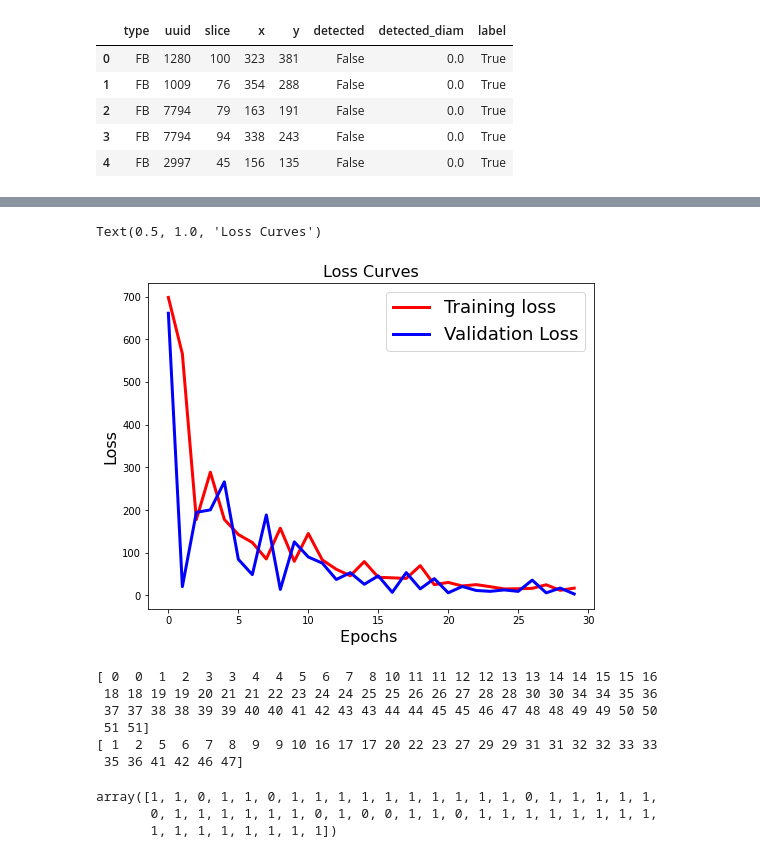
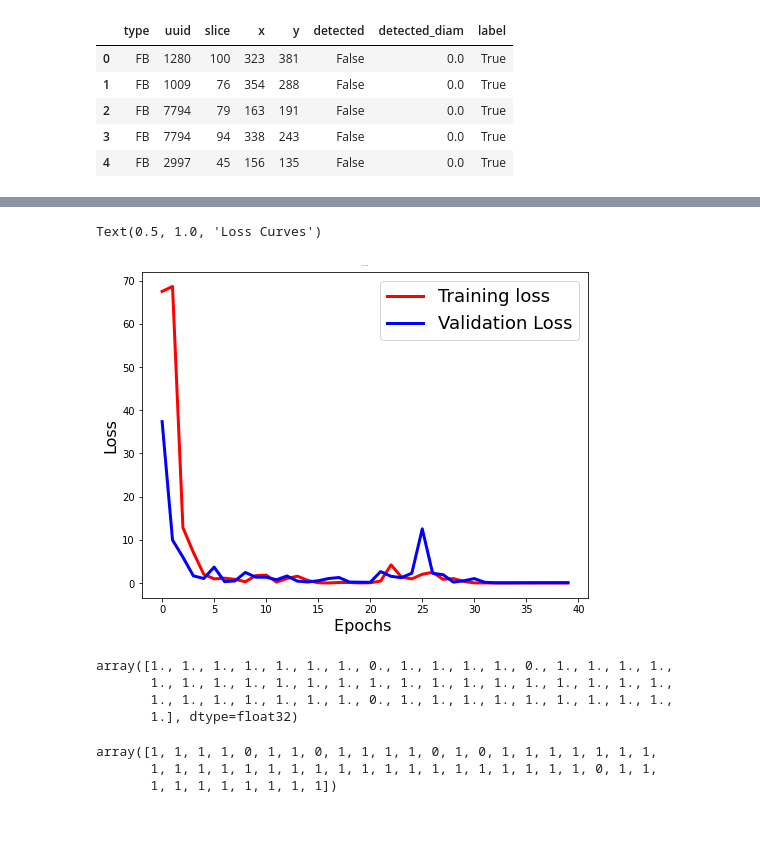
Before and after one commit to hyunjaec/MScA_Machine_Learning_Project, a Jupyter notebook: medical_deepfakes_mlp.ipynb, the cells around one changed output, grey strips where cells are left out. Saved outputs shown, nothing was run; the diff lists cells and outputs as text; code cells hidden in the pictures; blank space fills up the shorter version.

```diff
--- a/medical_deepfakes_mlp.ipynb
+++ b/medical_deepfakes_mlp.ipynb
@@ -190,13 +175,3 @@ X_train = np.array(X_train)
 X_test = np.array(X_test)
 y_train = np.array(y_train)
 y_test = np.array(y_test)
-# %%
-nsamples, nx, ny, nz = X_train.shape
-X_train = X_train.reshape(nsamples, nx*ny*nz)
-X_test = X_test.reshape(X_test.shape[0], nx*ny*nz)
-X_train = X_train.astype('float32')
-X_test = X_test.astype('float32')
-X_train /= 255
-X_test /= 255
-print("Training matrix shape", X_train.shape)
-print("Testing matrix shape", X_test.shape)
@@ -210,0 +190,11 @@ Y_test = np_utils.to_categorical(y_test, 2)
+# %%
+# Training the model with best hyperparamters
+from keras.models import Sequential
+from keras.layers import Dense, Activation, Flatten
+classifier = Sequential()
+classifier.add(Flatten(input_shape=[64, 64, 64]))
+classifier.add(Dense(units=10, input_dim=9, kernel_initializer='uniform', activation='relu'))
+classifier.add(Dense(units=10, kernel_initializer='uniform', activation='relu'))
+classifier.add(Dense(units=1, kernel_initializer='uniform', activation='sigmoid'))
+classifier.compile(optimizer='adam', loss='binary_crossentropy', metrics=['accuracy'])
+classifier.summary()
@@ -210,0 +219,5 @@ Y_test = np_utils.to_categorical(y_test, 2)
+# %%
+history = classifier.fit(X_train, y_train,
+          batch_size=20, epochs=40,
+          verbose=1,
+          validation_data=(X_test, y_test))
@@ -252,5 +243,0 @@ model.compile(loss='categorical_crossentropy', optimizer='adam',metrics=['accura
-# %%
-history = model.fit(X_train, y_train,
-          batch_size=100, epochs=30,
-          verbose=1,
-          validation_data=(X_test, y_test))
@@ -284,36 +249,11 @@ Test loss: [3.314267635345459, 0.9230769276618958]
 # %%
 plt.figure(figsize=[8,6])
 plt.plot(history.history['loss'],'r',linewidth=3.0)
 plt.plot(history.history['val_loss'],'b',linewidth=3.0)
 plt.legend(['Training loss', 'Validation Loss'],fontsize=18)
 plt.xlabel('Epochs ',fontsize=16)
 plt.ylabel('Loss',fontsize=16)
-plt.title('Loss Curves',fontsize=16)
+plt.title('Loss Curves',fontsize=1)
 # %% [output]
 Text(0.5, 1.0, 'Loss Curves')
-[figure, old version]
+[figure, new version]
-# %%
-predicted_classes = model.predict(X_test)
-#print(predicted_classes)
-
-# Check which items we got right / wrong
-correct_indices = np.nonzero(predicted_classes == y_test)[0]
-incorrect_indices = np.nonzero(predicted_classes != y_test)[0]
-
-print(correct_indices)
-print(incorrect_indices)
-# %% [output]
-[ 0  0  1  2  3  3  4  4  5  6  7  8 10 11 11 12 12 13 13 14 14 15 15 16
- 18 18 19 19 20 21 21 22 23 24 24 25 25 26 26 27 28 28 30 30 34 34 35 36
- 37 37 38 38 39 39 40 40 41 42 43 43 44 44 45 45 46 47 48 48 49 49 50 50
- 51 51]
-[ 1  2  5  6  7  8  9  9 10 16 17 17 20 22 23 27 29 29 31 31 32 32 33 33
- 35 36 41 42 46 47]
-# %%
-y_pred = np.argmax(predicted_classes, axis=1)
-y_test_back = pd.Series(pd.DataFrame(y_test, columns = [0, 1]).columns[np.where(y_test!=0)[1]])
-np.array(y_test_back)
-# %% [output]
-array([1, 1, 0, 1, 1, 0, 1, 1, 1, 1, 1, 1, 1, 1, 1, 1, 0, 1, 1, 1, 1, 1,
-       0, 1, 1, 1, 1, 1, 1, 0, 1, 0, 0, 1, 1, 0, 1, 1, 1, 1, 1, 1, 1, 1,
-       1, 1, 1, 1, 1, 1, 1, 1])
@@ -320,2 +262,17 @@ array([1, 1, 0, 1, 1, 0, 1, 1, 1, 1, 1, 1, 1, 1, 1, 1, 0, 1, 1, 1, 1, 1,
+# %%
+y_pred = classifier.predict(X_test)
+ypred1= np.round_(y_pred, decimals = 0, out = None).reshape(52,)
+ypred1
+# %% [output]
+array([1., 1., 1., 1., 1., 1., 1., 0., 1., 1., 1., 1., 0., 1., 1., 1., 1.,
+       1., 1., 1., 1., 1., 1., 1., 1., 1., 1., 1., 1., 1., 1., 1., 1., 1.,
+       1., 1., 1., 1., 1., 1., 1., 0., 1., 1., 1., 1., 1., 1., 1., 1., 1.,
+       1.], dtype=float32)
+# %%
+y_test
+# %% [output]
+array([1, 1, 1, 1, 0, 1, 1, 0, 1, 1, 1, 1, 0, 1, 0, 1, 1, 1, 1, 1, 1, 1,
+       1, 1, 1, 1, 1, 1, 1, 1, 1, 1, 1, 1, 1, 1, 1, 1, 1, 1, 1, 0, 1, 1,
+       1, 1, 1, 1, 1, 1, 1, 1])
 # %%
 from sklearn.metrics import confusion_matrix
```
Also changed, not shown: parts of 44 cells of this notebook.
